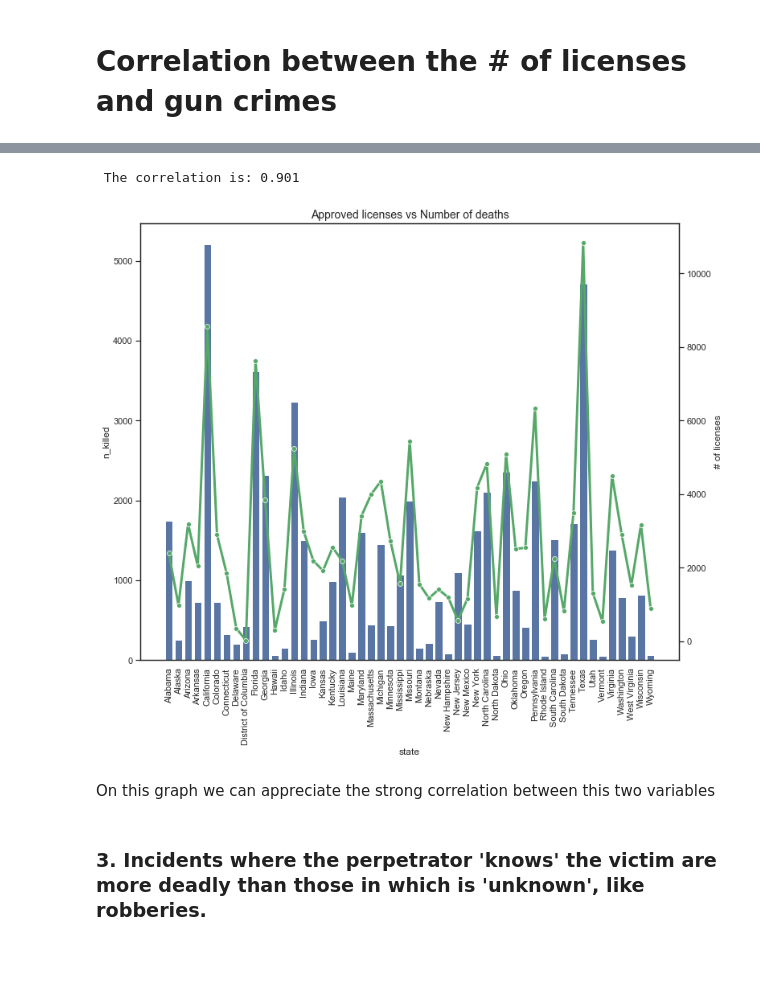
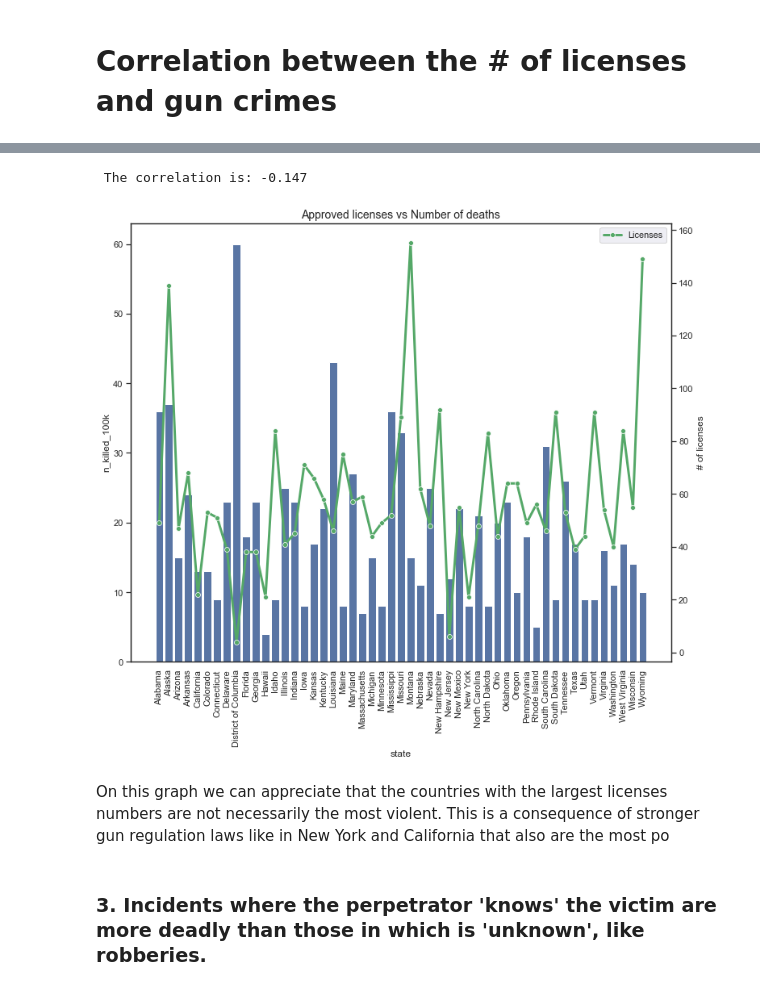
Before and after one commit to palolo02/Project1, a Jupyter notebook: Crime in US.ipynb, the cells around one changed output, grey strips where cells are left out. Drawn from its saved outputs; the diff is of its cells as text; code cells hidden in the pictures; blank space fills up the shorter version.

```diff
--- a/Crime in US.ipynb
+++ b/Crime in US.ipynb
@@ -492,3 +506,5 @@ df3 = pd.read_csv(r'C:\Users\1000204905\Desktop\GitHub\Federal_Firearms.csv')
 df3.set_index('State')
 license=df3.rename(columns={"State": "state"})
 left_merge=pd.merge(killed_number,license, on='state',how='left')
+left_merge["n_killed_100k"]=round(left_merge.n_killed/left_merge.Population_100k)
+left_merge
@@ -495,35 +529,39 @@ left_merge=pd.merge(killed_number,license, on='state',how='left')
 # %%
 sns.set(style="white", rc={"lines.linewidth": 3})
 fig, ax1 = plt.subplots(figsize=(12,10))
 ax2 = ax1.twinx()
 sns.barplot(x=left_merge.state,
-            y=left_merge.n_killed,
+            y=left_merge.n_killed_100k,
             color='b',
+            label= "# killed",
             ax=ax1)
 
 sns.lineplot(x=left_merge.state,
-             y=left_merge.FFL_Population,
+             y=left_merge.License_100k,
              color='g',
              marker="o",
+             label="Licenses",
              ax=ax2)
 
 ax1.set_xticklabels(ax1.get_xticklabels(),rotation=90)
 ax2.set_xticklabels(ax1.get_xticklabels(),rotation=90)
 sns.set()
 
-x_values = left_merge["n_killed"]
-y_values = left_merge["FFL_Population"]
+x_values = left_merge["n_killed_100k"]
+y_values = left_merge["License_100k"]
+
 plt.title("Approved licenses vs Number of deaths", fontsize=14)
 plt.ylabel("# of licenses")
+plt.legend()
 
 
 corr, _ = stats.pearsonr(x_values, y_values)
 print(" The correlation is: {:.3f}".format(corr))
 # %% [output]
- The correlation is: 0.901
+ The correlation is: -0.147
-[figure, old version]
+[figure, new version]
-# %% [markdown]
-On this graph we can appreciate the strong correlation between this two variables
+# %% [markdown]
+On this graph we can appreciate that the countries with the largest licenses numbers are not necessarily the most violent. This is a consequence of stronger gun regulation laws like in New York and California that also are the most po
 # %% [markdown]
 ### 3. Incidents where the perpetrator 'knows' the victim are more deadly than those in which is 'unknown', like robberies.
 # %%
```
Also changed, not shown: parts of 7 cells of this notebook.
